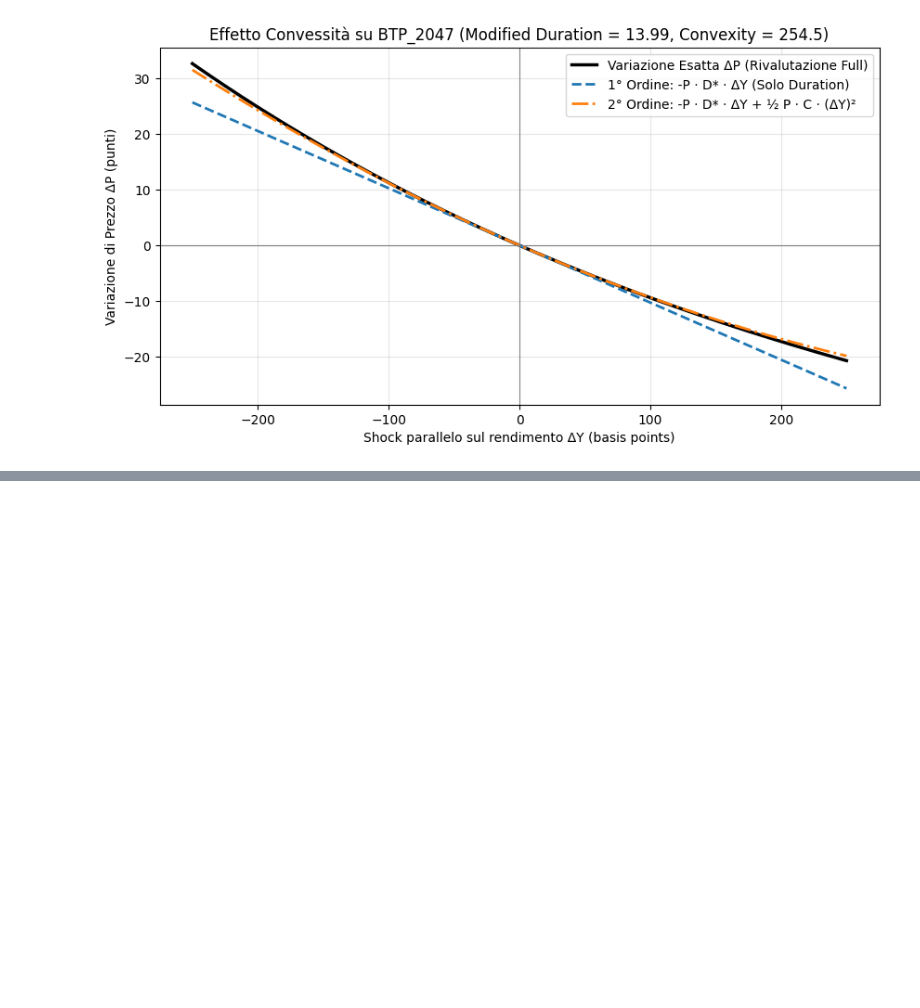
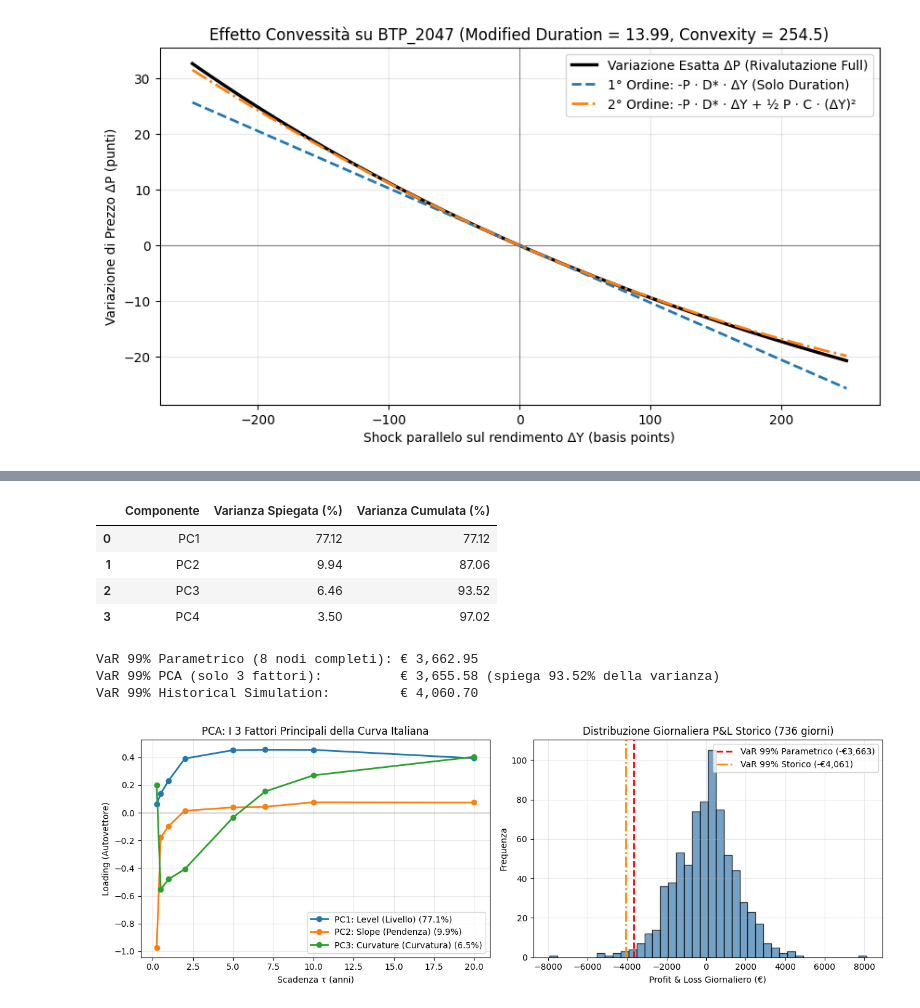
Before and after one commit to matrimanuel/QRM_example, a Jupyter notebook: Bond_Analysis/BTP_Analysis.ipynb, the cells around one changed output, grey strips where cells are left out. Saved outputs shown, nothing was run; the diff lists cells and outputs as text; code cells hidden in the pictures; blank space fills up the shorter version.

```diff
--- a/Bond_Analysis/BTP_Analysis.ipynb
+++ b/Bond_Analysis/BTP_Analysis.ipynb
@@ -348 +371,78 @@ VaR 99% (1 giorno):         € 3,532.62 (0.806%)
 [figure]
+# %%
+# --- MODULO 4: PCA SULLA CURVA DEI RENDIMENTI & HISTORICAL SIMULATION VaR ---
+
+# 1. Decomposizione spettrale di Sigma_Y (autovalori e autovettori)
+eigvals, eigvecs = np.linalg.eigh(Sigma_Y)
+# Ordiniamo dal più grande al più piccolo
+idx = np.argsort(eigvals)[::-1]
+eigvals = eigvals[idx]
+eigvecs = eigvecs[:, idx]
+
+# Assicuriamo segno positivo del primo autovettore (Level) per leggibilità
+if eigvecs[0, 0] < 0:
+    eigvecs[:, 0] *= -1
+
+explained_var = eigvals / np.sum(eigvals) * 100
+cum_var = np.cumsum(explained_var)
+
+df_pca = pd.DataFrame({
+    "Componente": [f"PC{i+1}" for i in range(8)],
+    "Varianza Spiegata (%)": np.round(explained_var, 2),
+    "Varianza Cumulata (%)": np.round(cum_var, 2)
+})
+display(df_pca.head(4))
+
+# 2. VaR usando solo le prime 3 Componenti Principali (Level, Slope, Curvature)
+V_3 = eigvecs[:, :3]                 # Matrice 8x3 dei primi 3 autovettori
+Lambda_3 = np.diag(eigvals[:3])      # Matrice 3x3 dei primi 3 autovalori
+Sigma_pca3 = V_3 @ Lambda_3 @ V_3.T  # Ricostruzione rango 3 di Sigma_Y
+
+sigma_P_pca3 = np.sqrt(sens_vector.T @ Sigma_pca3 @ sens_vector)
+var_99_pca3 = norm.ppf(0.99) * sigma_P_pca3
+
+# 3. Historical Simulation VaR (736 scenari reali senza ipotesi di normalità)
+hist_pnl = dY_hist @ sens_vector     # P&L giornaliero su ciascuno dei 736 giorni
+var_95_hist = -np.percentile(hist_pnl, 5)
+var_99_hist = -np.percentile(hist_pnl, 1)
+
+print(f"VaR 99% Parametrico (8 nodi completi): € {var_99:,.2f}")
+print(f"VaR 99% PCA (solo 3 fattori):          € {var_99_pca3:,.2f} (spiega {cum_var[2]:.2f}% della varianza)")
+print(f"VaR 99% Historical Simulation:         € {var_99_hist:,.2f}")
+
+# 4. Grafico dei primi 3 autovettori (Level, Slope, Curvature) e distribuzione P&L storico
+fig, axes = plt.subplots(1, 2, figsize=(13, 4.5))
+
+labels_pc = ["PC1: Level (Livello)", "PC2: Slope (Pendenza)", "PC3: Curvature (Curvatura)"]
+for i in range(3):
+    axes[0].plot(tenors, eigvecs[:, i], marker="o", linewidth=2, label=f"{labels_pc[i]} ({explained_var[i]:.1f}%)")
+axes[0].axhline(0, color="gray", linewidth=0.8)
+axes[0].set_title("PCA: I 3 Fattori Principali della Curva Italiana")
+axes[0].set_xlabel("Scadenza τ (anni)")
+axes[0].set_ylabel("Loading (Autovettore)")
+axes[0].grid(True, alpha=0.3)
+axes[0].legend()
+
+axes[1].hist(hist_pnl, bins=40, color="steelblue", edgecolor="black", alpha=0.75)
+axes[1].axvline(-var_99, color="red", linestyle="--", linewidth=2, label=f"VaR 99% Parametrico (-€{var_99:,.0f})")
+axes[1].axvline(-var_99_hist, color="darkorange", linestyle="-.", linewidth=2, label=f"VaR 99% Storico (-€{var_99_hist:,.0f})")
+axes[1].set_title("Distribuzione Giornaliera P&L Storico (736 giorni)")
+axes[1].set_xlabel("Profit & Loss Giornaliero (€)")
+axes[1].set_ylabel("Frequenza")
+axes[1].grid(True, alpha=0.3)
+axes[1].legend()
+
+plt.tight_layout()
+plt.show()
+
+#finish
+# %% [output]
+|  | Componente | Varianza Spiegata (%) | Varianza Cumulata (%) |
+| 0 | PC1 | 77.12 | 77.12 |
+| 1 | PC2 | 9.94 | 87.06 |
+| 2 | PC3 | 6.46 | 93.52 |
+| 3 | PC4 | 3.50 | 97.02 |
+VaR 99% Parametrico (8 nodi completi): € 3,662.95
+VaR 99% PCA (solo 3 fattori):          € 3,655.58 (spiega 93.52% della varianza)
+VaR 99% Historical Simulation:         € 4,060.70
+[figure, added]
```
Also changed, not shown: parts of 4 cells of this notebook.
